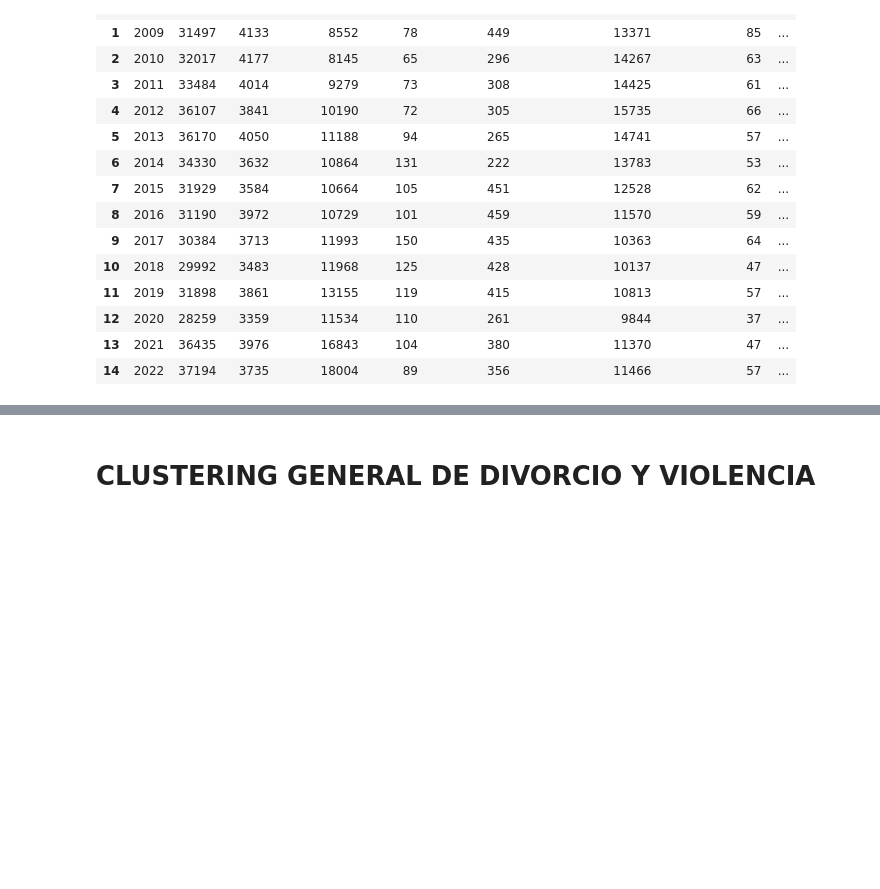
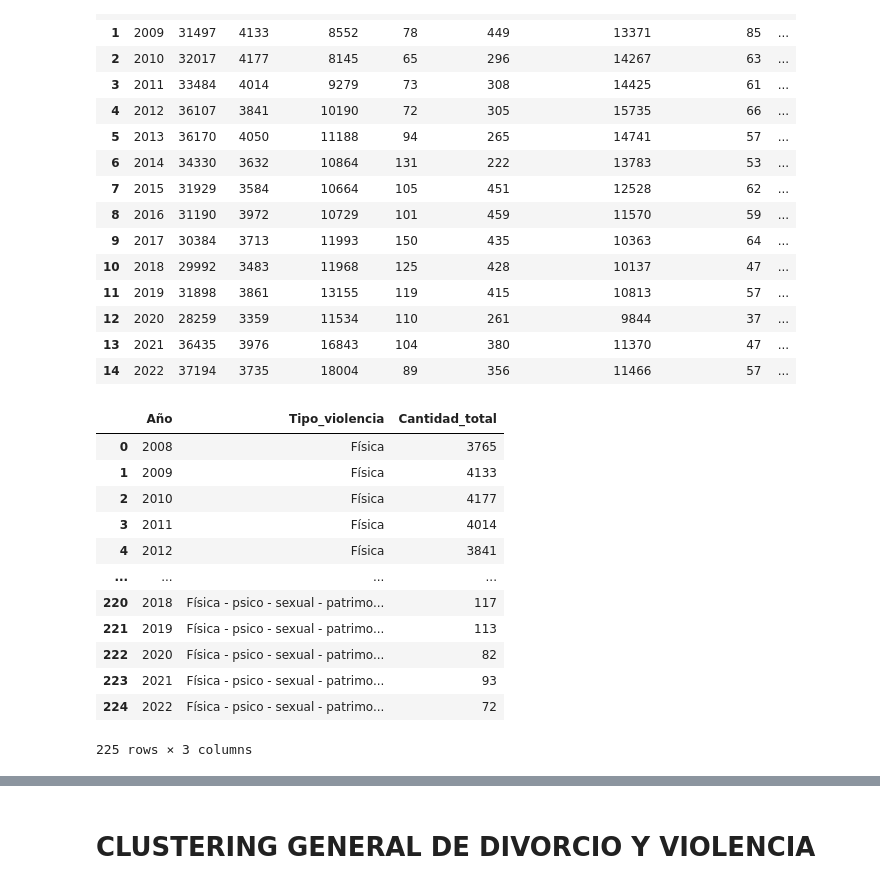
Before and after one commit to josuemj/INE-DataLab, a Jupyter notebook: notebooks/03_clustering.ipynb, the cells around one changed output, grey strips where cells are left out. Cells and saved outputs as stored; diff of their text form; code cells hidden in the pictures; blank space fills up the shorter version.

```diff
--- a/notebooks/03_clustering.ipynb
+++ b/notebooks/03_clustering.ipynb
@@ -765,3 +765,25 @@ tipo_agresion
 | 12 | 2020 | 28259 | 3359 | 11534 | 110 | 261 | 9844 | 37 | ... |
 | 13 | 2021 | 36435 | 3976 | 16843 | 104 | 380 | 11370 | 47 | ... |
 | 14 | 2022 | 37194 | 3735 | 18004 | 89 | 356 | 11466 | 57 | ... |
+# %%
+# Eliminar la columna "Total" ya que no aporta información relevante para clustering
+tipo_agresion = tipo_agresion.drop(columns=["Total"], errors="ignore")
+
+# Convertir el dataset a formato largo (melt)
+tipo_agresion_long = tipo_agresion.melt(id_vars=["Año"], var_name="Tipo_violencia", value_name="Cantidad_total")
+
+tipo_agresion_long
+# %% [output]
+|  | Año | Tipo_violencia | Cantidad_total |
+| 0 | 2008 | Física | 3765 |
+| 1 | 2009 | Física | 4133 |
+| 2 | 2010 | Física | 4177 |
+| 3 | 2011 | Física | 4014 |
+| 4 | 2012 | Física | 3841 |
+| ... | ... | ... | ... |
+| 220 | 2018 | Física - psico - sexual - patrimo... | 117 |
+| 221 | 2019 | Física - psico - sexual - patrimo... | 113 |
+| 222 | 2020 | Física - psico - sexual - patrimo... | 82 |
+| 223 | 2021 | Física - psico - sexual - patrimo... | 93 |
+| 224 | 2022 | Física - psico - sexual - patrimo... | 72 |
+225 rows × 3 columns
```
Also changed, not shown: parts of 6 cells of this notebook.
